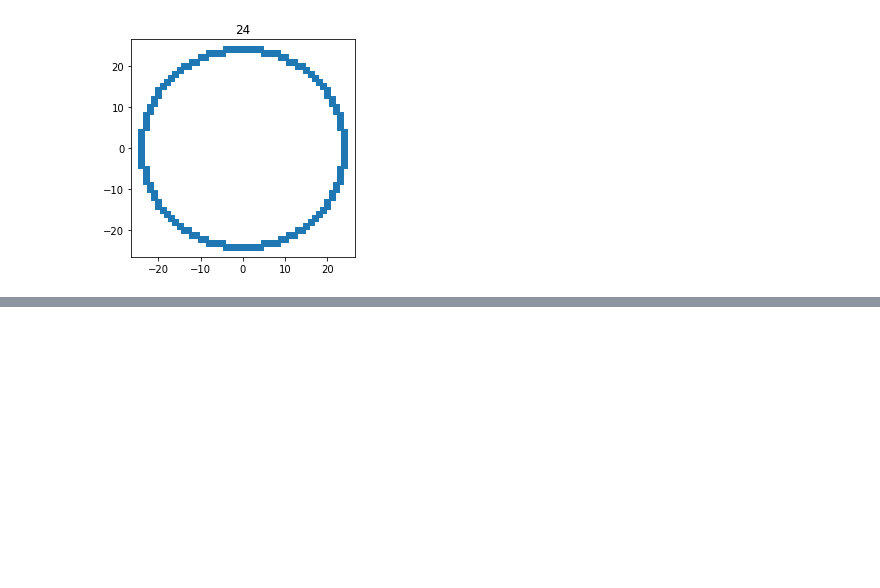
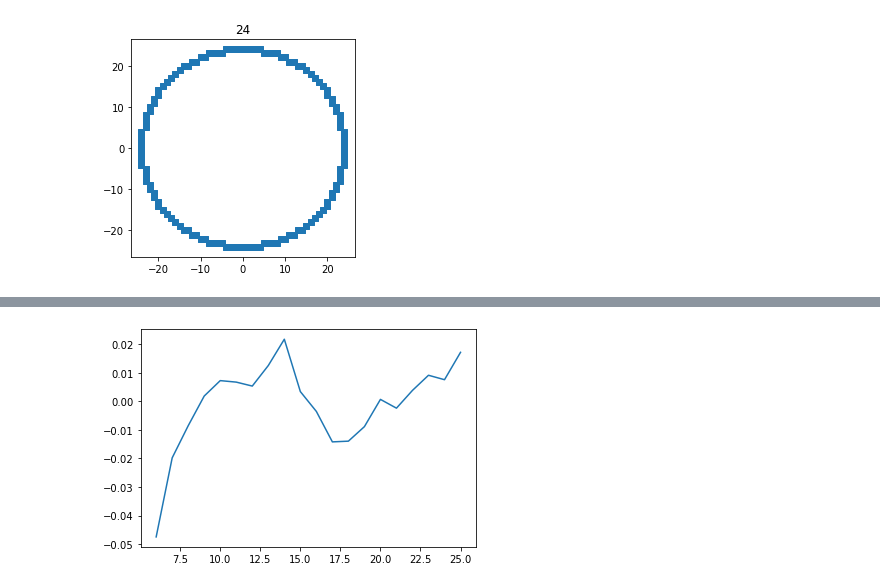
Before and after one commit to johnmays/convection-cell-research, a Jupyter notebook: image_processing/ellipse_detection.ipynb, the cells around one changed output, grey strips where cells are left out. Cells and saved outputs as stored; diff of their text form; code cells hidden in the pictures; blank space fills up the shorter version.

```diff
--- a/image_processing/ellipse_detection.ipynb
+++ b/image_processing/ellipse_detection.ipynb
@@ -84,0 +123,12 @@ plt.show()
+# %%
+def getintensitydifferences(intensities): # essentially a kind of discrete derivative
+    intensity_differences = np.zeros(len(intensities)-1)
+    for i in range(len(intensity_differences)):
+        intensity_differences[i] = intensities[i+1] - intensities[i]
+    return intensity_differences
+# %%
+intensity_differences = getintensitydifferences(intensities)
+# %%
+plt.plot(radii[1:], intensity_differences);
+# %% [output]
+[figure, added]
```
Also changed, not shown: parts of 11 cells of this notebook.
